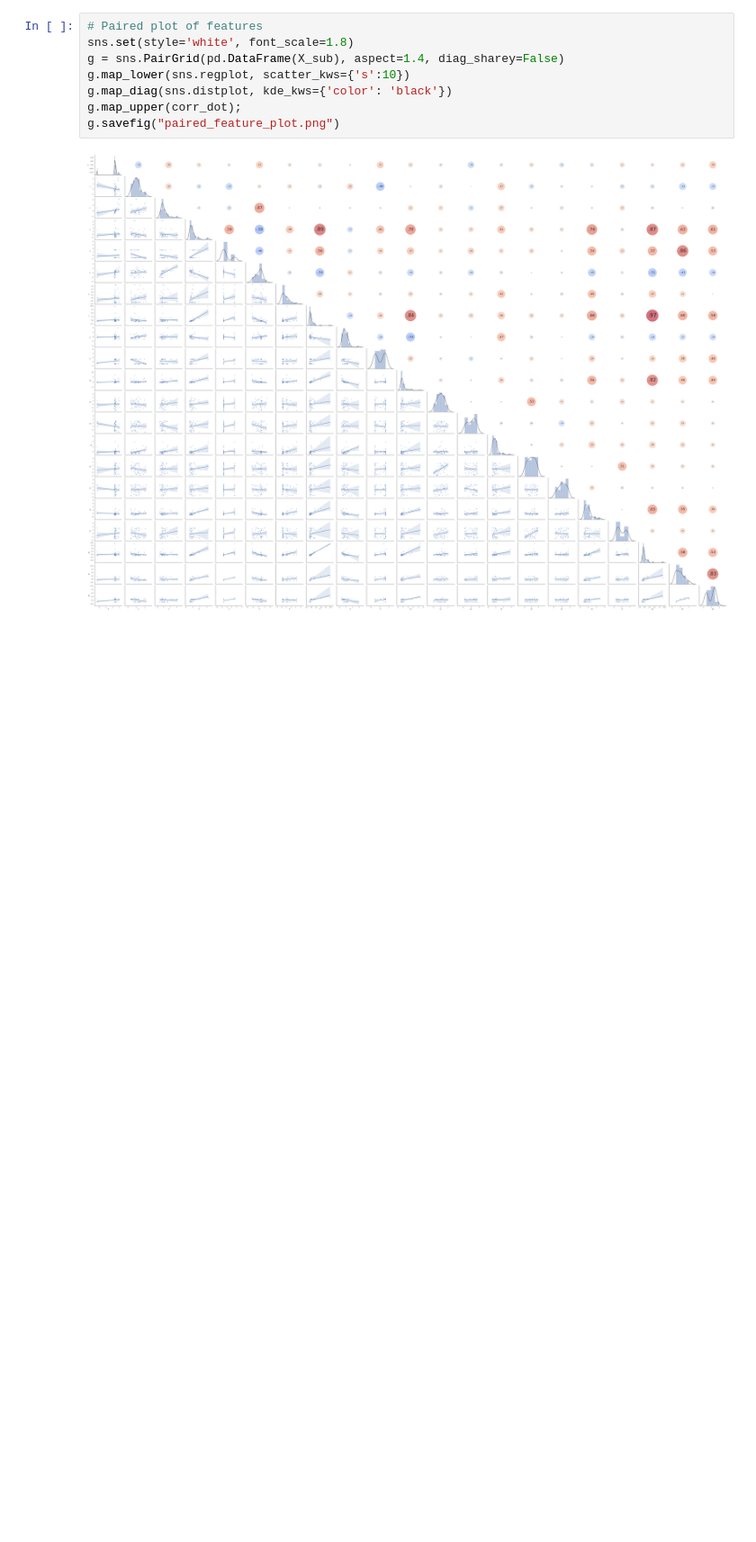
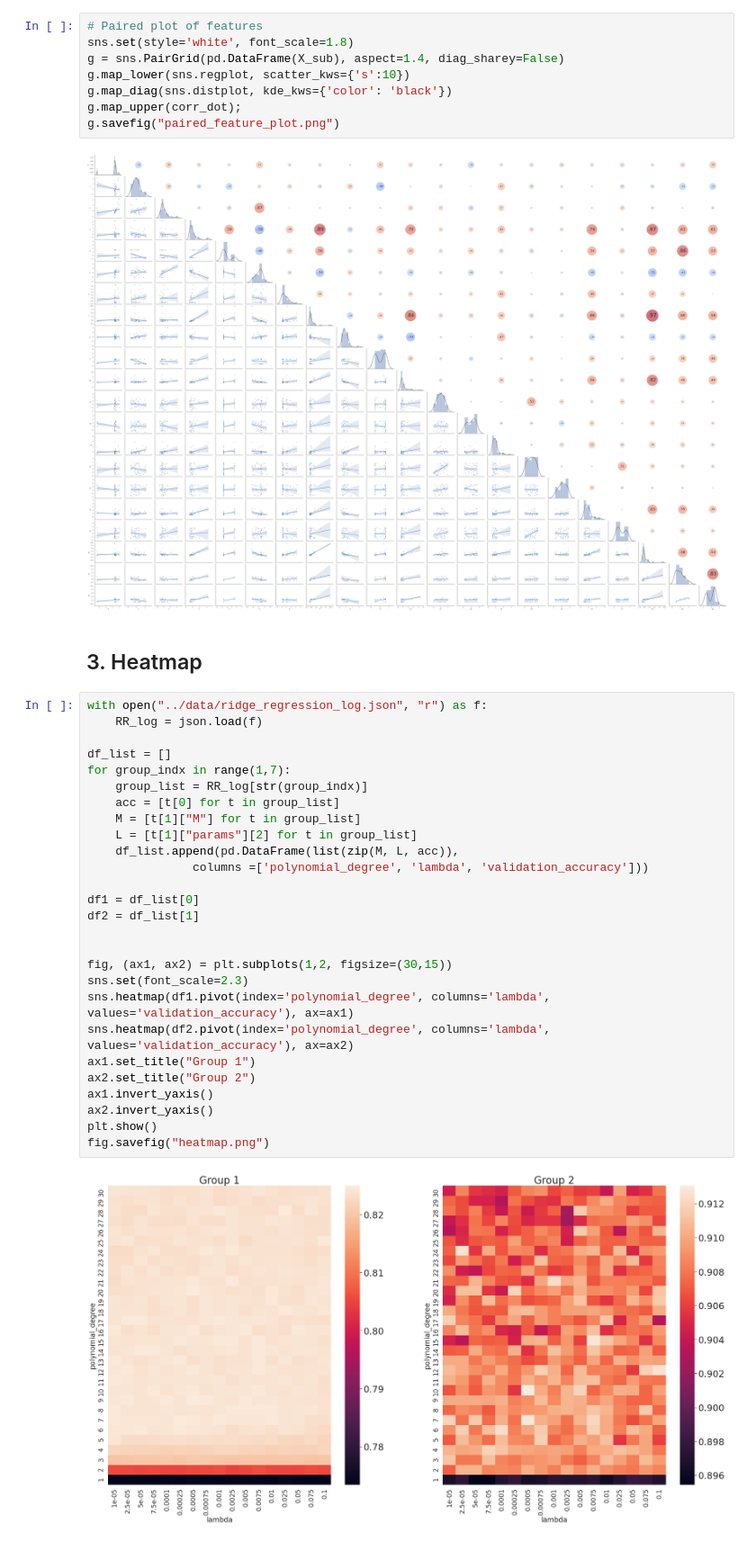
Before and after one commit to xavoliva6/ml-higgs-boson, a Jupyter notebook: project1/scripts/exploratory_data_analysis.ipynb, the cells around one changed output. Shown at 90% size. Cells and saved outputs as stored; diff of their text form; blank space fills up the shorter version.

Commit message:
heatmap

```diff
--- a/project1/scripts/exploratory_data_analysis.ipynb
+++ b/project1/scripts/exploratory_data_analysis.ipynb
@@ -212,3 +214,34 @@ g.map_upper(corr_dot);
 g.savefig("paired_feature_plot.png")
 # %% [output]
 [figure]
+# %% [markdown]
+## 3. Heatmap
+# %%
+with open("../data/ridge_regression_log.json", "r") as f:
+    RR_log = json.load(f)
+
+df_list = []
+for group_indx in range(1,7):
+    group_list = RR_log[str(group_indx)]
+    acc = [t[0] for t in group_list]
+    M = [t[1]["M"] for t in group_list]
+    L = [t[1]["params"][2] for t in group_list]
+    df_list.append(pd.DataFrame(list(zip(M, L, acc)),
+               columns =['polynomial_degree', 'lambda', 'validation_accuracy']))
+
+df1 = df_list[0]
+df2 = df_list[1]
+
+
+fig, (ax1, ax2) = plt.subplots(1,2, figsize=(30,15))
+sns.set(font_scale=2.3)
+sns.heatmap(df1.pivot(index='polynomial_degree', columns='lambda', values='validation_accuracy'), ax=ax1)
+sns.heatmap(df2.pivot(index='polynomial_degree', columns='lambda', values='validation_accuracy'), ax=ax2)
+ax1.set_title("Group 1")
+ax2.set_title("Group 2")
+ax1.invert_yaxis()
+ax2.invert_yaxis()
+plt.show()
+fig.savefig("heatmap.png")
+# %% [output]
+[figure, added]
```
Also changed, not shown: parts of 1 cell of this notebook.
